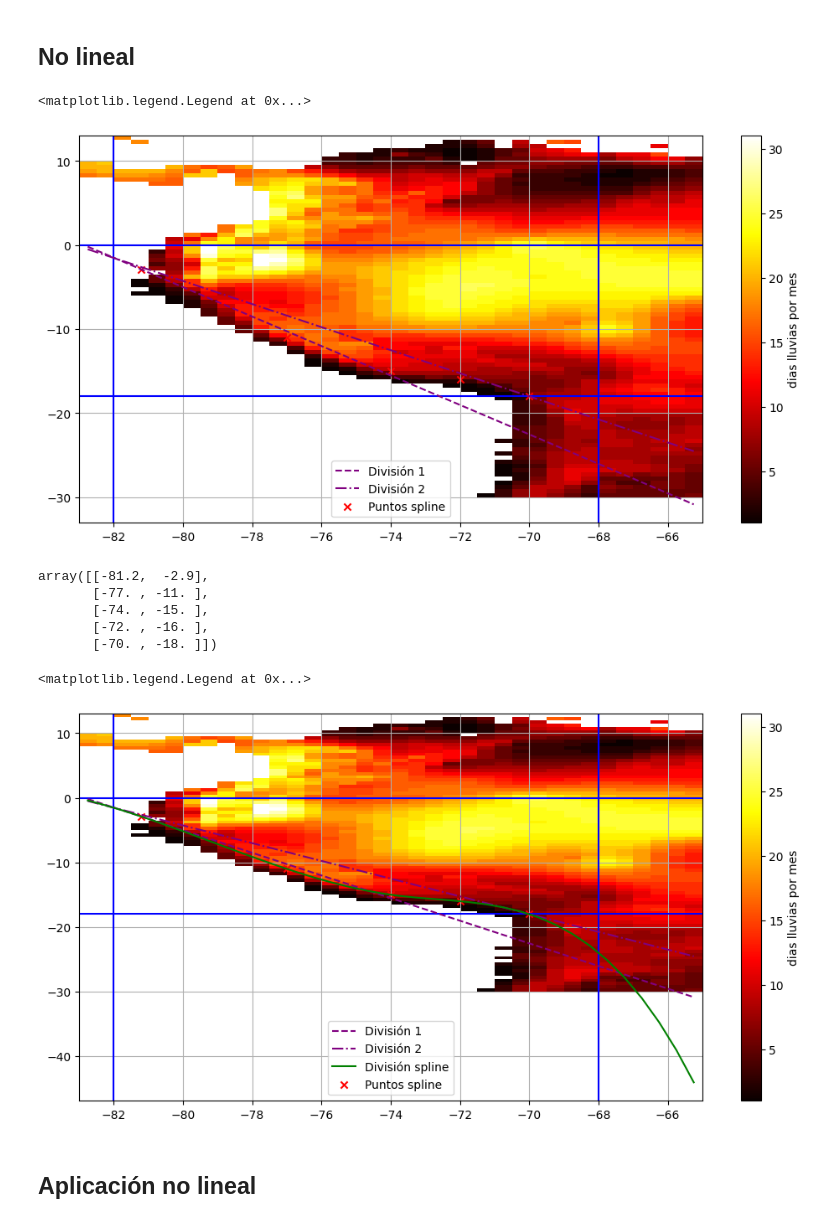
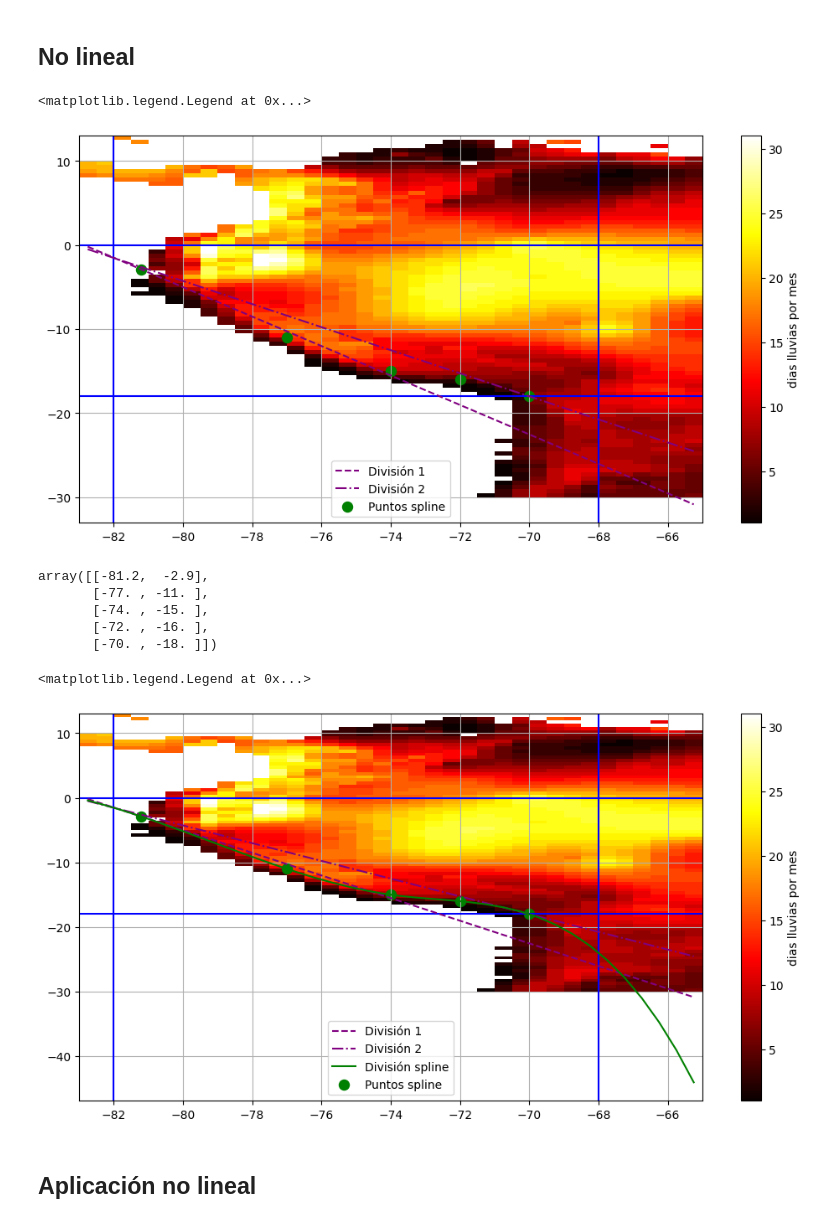
Before and after one commit to gabodabo-uno/DLA2501---Deep-Learning-Avanzado, a Jupyter notebook: Flood forecasting/3. Programas/02_Save_Gridded_TimeSeries.ipynb, the cells around one changed output. Saved outputs shown, nothing was run; the diff lists cells and outputs as text; code cells hidden in the pictures.

```diff
--- a/Flood forecasting/3. Programas/02_Save_Gridded_TimeSeries.ipynb
+++ b/Flood forecasting/3. Programas/02_Save_Gridded_TimeSeries.ipynb
@@ -571,8 +548,9 @@ p3 = (-74, -15)
 p4 = (-72, -16)
 p5 = (-70, -18)
 
-size_marker_spline = 35
-color_marker_spline = 'red'
+size_marker_spline = 75
+color_marker_spline = 'green'
+shape_marker_spline = 'o'
 # %%
 ds_wet_peru_prueba2 = filtrar_por_lat_lon(ds_wet_peru_prueba, (-30, max_lat_LA), (min_lon_LA, -65))
 
@@ -586,39 +564,39 @@ _frs_peru = ds_wet_peru_prueba2['wet'].values[-1]
 
 plt.figure(figsize=(12, 6))
 plt.pcolormesh(_lon_per, _lat_per, _frs_peru, shading='auto', cmap='hot')
 plt.colorbar(label='dias lluvias por mes')
 plt.grid()
 
 # Superior Izquierdo
 plt.axvline(x = min_lon, color = 'b')
 plt.axhline(y = max_lat, color = 'b')
 
 # Inferior Derecho
 plt.axvline(x = max_lon, color = 'b')
 plt.axhline(y = min_lat, color = 'b')
 
 plt.plot(ds_wet_peru_prueba2['lon'].values, div_1, color='purple', linestyle='--',  label='División 1')
 plt.plot(ds_wet_peru_prueba2['lon'].values, div_2, color='purple', linestyle='-.', label='División 2')
 
 # Identificador de primer punto
-plt.scatter(x = p1[0], y = p1[1], color = color_marker_spline,marker='x',  s=size_marker_spline)
+plt.scatter(x = p1[0], y = p1[1], color = color_marker_spline,marker=shape_marker_spline,  s=size_marker_spline)
 
 # Identificador de segundo punto
-plt.scatter(x = p2[0], y = p2[1], color = color_marker_spline,marker='x',  s=size_marker_spline)
+plt.scatter(x = p2[0], y = p2[1], color = color_marker_spline,marker=shape_marker_spline,  s=size_marker_spline)
 
 # Identificador de tercer punto
-plt.scatter(x = p3[0], y = p3[1], color = color_marker_spline,marker='x',  s=size_marker_spline)
+plt.scatter(x = p3[0], y = p3[1], color = color_marker_spline,marker=shape_marker_spline,  s=size_marker_spline)
 
 # Identificador de cuarto punto
-plt.scatter(x = p4[0], y = p4[1], color = color_marker_spline,marker='x',  s=size_marker_spline)
+plt.scatter(x = p4[0], y = p4[1], color = color_marker_spline,marker=shape_marker_spline,  s=size_marker_spline)
 
 # Identificador de cuarto punto
-plt.scatter(x = p5[0], y = p5[1], color = color_marker_spline,marker='x', label='Puntos spline', s=size_marker_spline)
+plt.scatter(x = p5[0], y = p5[1], color = color_marker_spline,marker=shape_marker_spline, label='Puntos spline', s=size_marker_spline)
 
 plt.legend()
 # %% [output]
 <matplotlib.legend.Legend at 0x...>
-[figure, old version]
+[figure, new version]
 # %%
 def fit_spline_to_points(x, y):
     """
@@ -672,25 +650,26 @@ plt.plot(ds_wet_peru_prueba2['lon'].values, div_2, color='purple', linestyle='-.
 plt.plot(ds_wet_peru_prueba2['lon'].values, div_v2, color='green', linestyle='-', label='División spline')
 
 # Identificador de primer punto
-plt.scatter(x = p1[0], y = p1[1], color = color_marker_spline,marker='x',  s=size_marker_spline)
+plt.scatter(x = p1[0], y = p1[1], color = color_marker_spline,marker=shape_marker_spline,  s=size_marker_spline)
 
 # Identificador de segundo punto
-plt.scatter(x = p2[0], y = p2[1], color = color_marker_spline,marker='x',  s=size_marker_spline)
+plt.scatter(x = p2[0], y = p2[1], color = color_marker_spline,marker=shape_marker_spline,  s=size_marker_spline)
 
 # Identificador de tercer punto
-plt.scatter(x = p3[0], y = p3[1], color = color_marker_spline,marker='x',  s=size_marker_spline)
+plt.scatter(x = p3[0], y = p3[1], color = color_marker_spline,marker=shape_marker_spline,  s=size_marker_spline)
 
 # Identificador de cuarto punto
-plt.scatter(x = p4[0], y = p4[1], color = color_marker_spline,marker='x',  s=size_marker_spline)
+plt.scatter(x = p4[0], y = p4[1], color = color_marker_spline,marker=shape_marker_spline,  s=size_marker_spline)
 
-# Identificador de quinto
-plt.scatter(x = p5[0], y = p5[1], color = color_marker_spline,marker='x', label='Puntos spline', s=size_marker_spline)
+# Identificador de cuarto punto
+plt.scatter(x = p5[0], y = p5[1], color = color_marker_spline,marker=shape_marker_spline, label='Puntos spline', s=size_marker_spline)
+
 
 
 plt.legend()
 # %% [output]
 <matplotlib.legend.Legend at 0x...>
-[figure, old version]
+[figure, new version]
 # %% [markdown]
 ## Aplicación no lineal
 # %%
```
Also changed, not shown: parts of 20 cells of this notebook, 1 other file.
